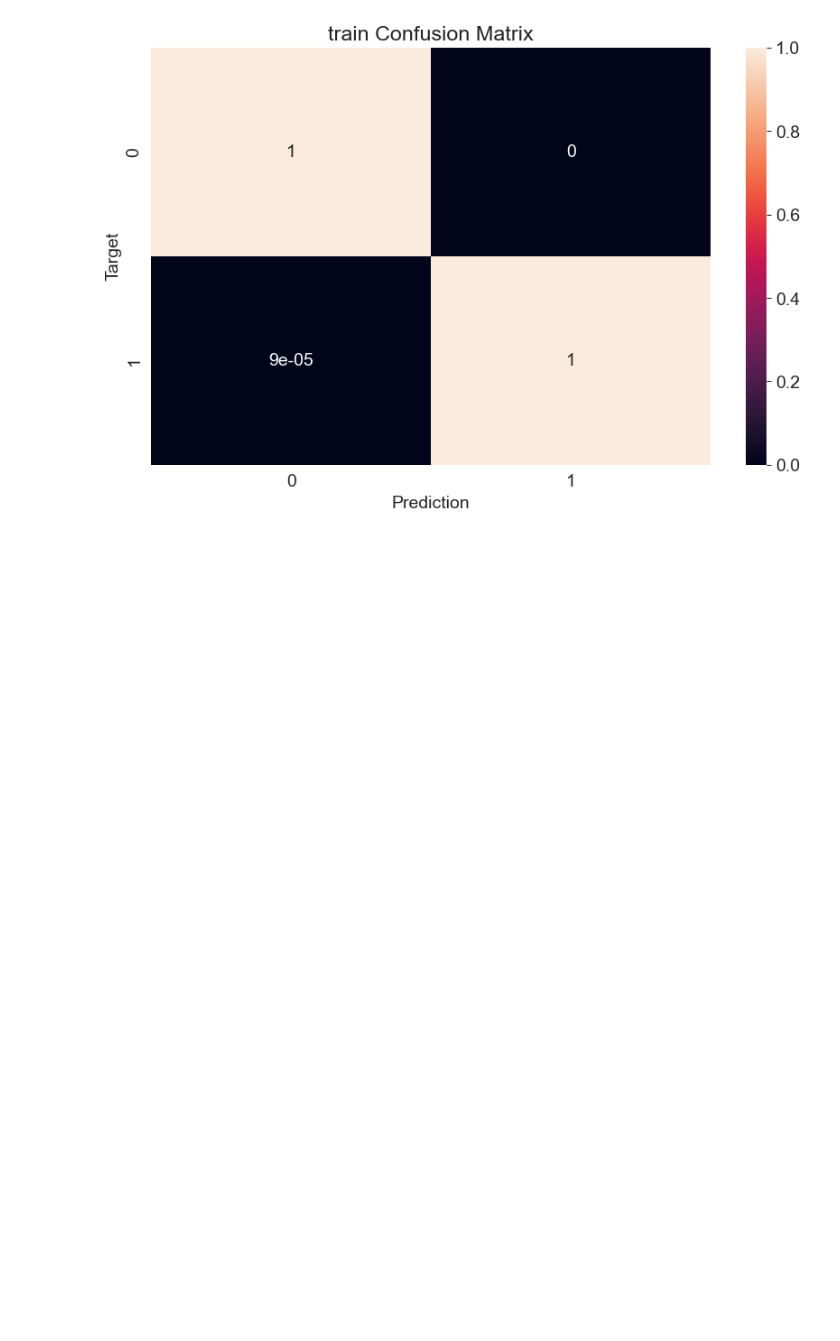
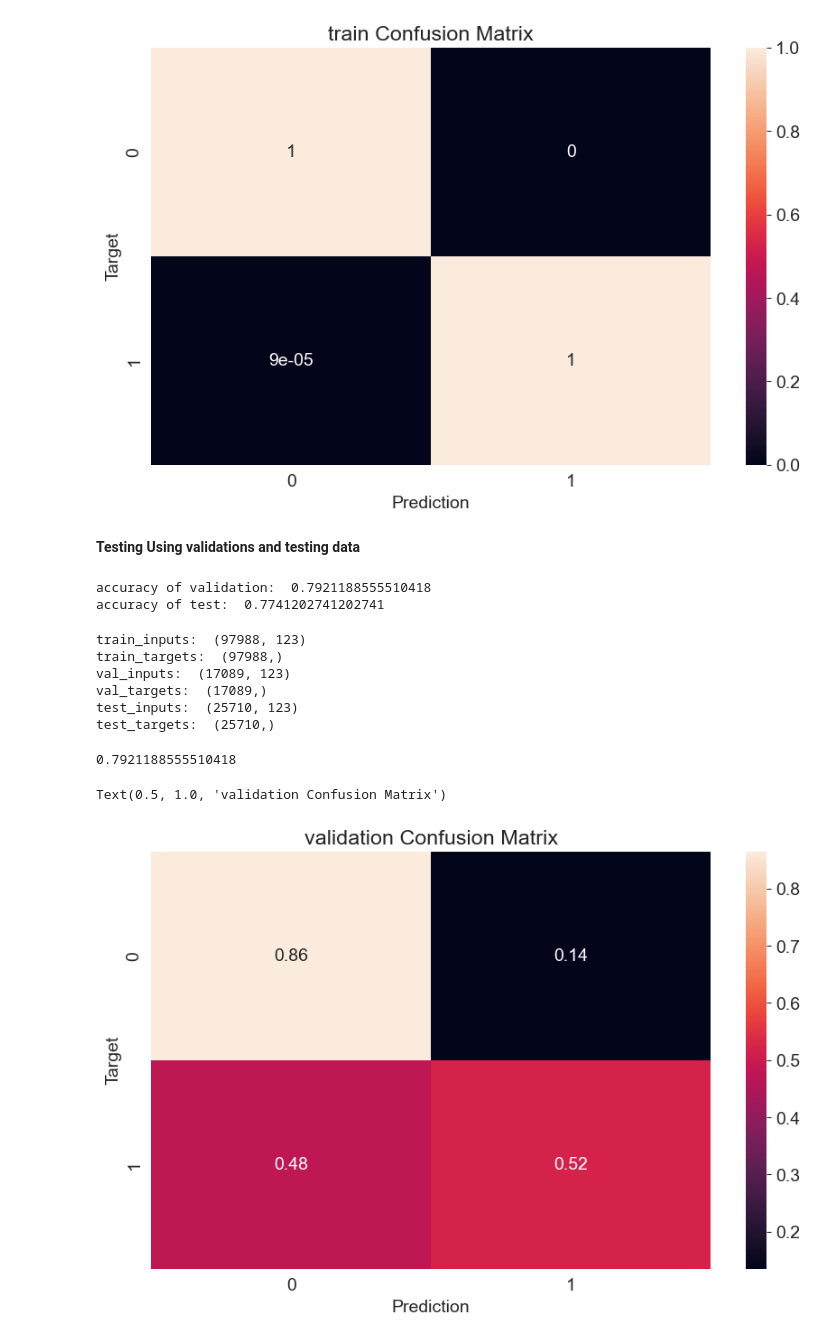
Before and after one commit to RohanVarmaP/machine-Learning, a Jupyter notebook: decisionTree&RandomForest/models.ipynb, the cells around one changed output. Cells and saved outputs as stored; diff of their text form; code cells hidden in the pictures; blank space fills up the shorter version.

Commit message:
complete calculating accuracyof model for validation and testing sets

```diff
--- a/decisionTree&RandomForest/models.ipynb
+++ b/decisionTree&RandomForest/models.ipynb
@@ -119,3 +119,39 @@ plt.title('{} Confusion Matrix'.format('train'))
 # %% [output]
 Text(0.5, 1.0, 'train Confusion Matrix')
 [figure]
+# %% [markdown]
+**Testing Using validations and testing data**
+# %%
+val_preds=model.predict(X_val)
+test_preds=model.predict(X_test)
+print('accuracy of validation: ',model.score(X_val,val_targets))
+print('accuracy of test: ',model.score(X_test,test_targets))
+# %% [output]
+accuracy of validation:  0.7921188555510418
+accuracy of test:  0.7741202741202741
+# %%
+print('train_inputs: ',train_inputs.shape)
+print('train_targets: ',train_targets.shape)
+print('val_inputs: ',val_inputs.shape)
+print('val_targets: ',val_targets.shape)
+print('test_inputs: ',test_inputs.shape)
+print('test_targets: ',test_targets.shape)
+# %% [output]
+train_inputs:  (97988, 123)
+train_targets:  (97988,)
+val_inputs:  (17089, 123)
+val_targets:  (17089,)
+test_inputs:  (25710, 123)
+test_targets:  (25710,)
+# %%
+cf=confusion_matrix(val_targets,val_preds,normalize='true')
+print(accuracy_score(val_targets,val_preds))
+plt.figure()
+sns.heatmap(cf,annot=True)
+plt.xlabel("Prediction")
+plt.ylabel("Target")
+plt.title('{} Confusion Matrix'.format('validation'))
+# %% [output]
+0.7921188555510418
+Text(0.5, 1.0, 'validation Confusion Matrix')
+[figure, added]
```
Also changed, not shown: parts of 1 cell of this notebook.
